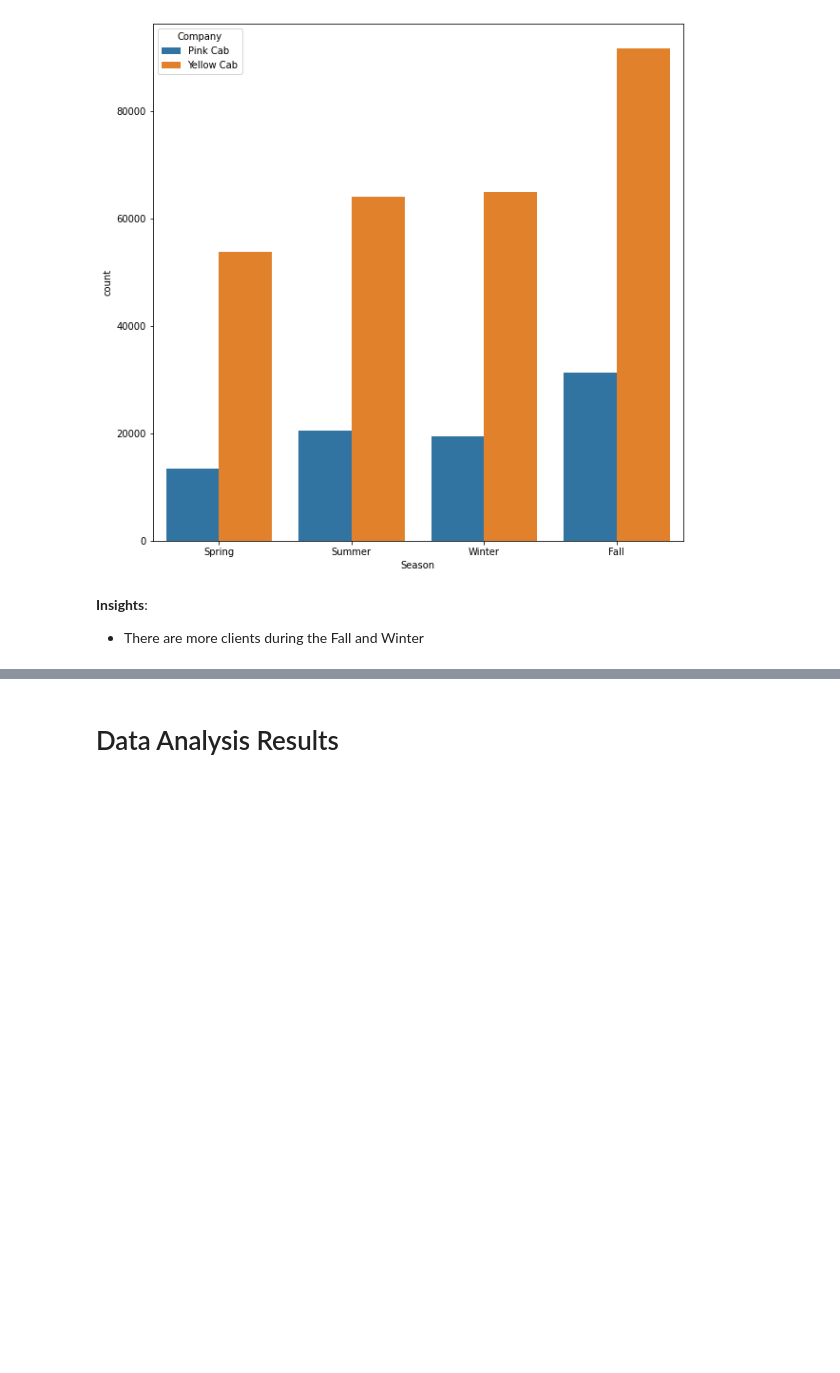
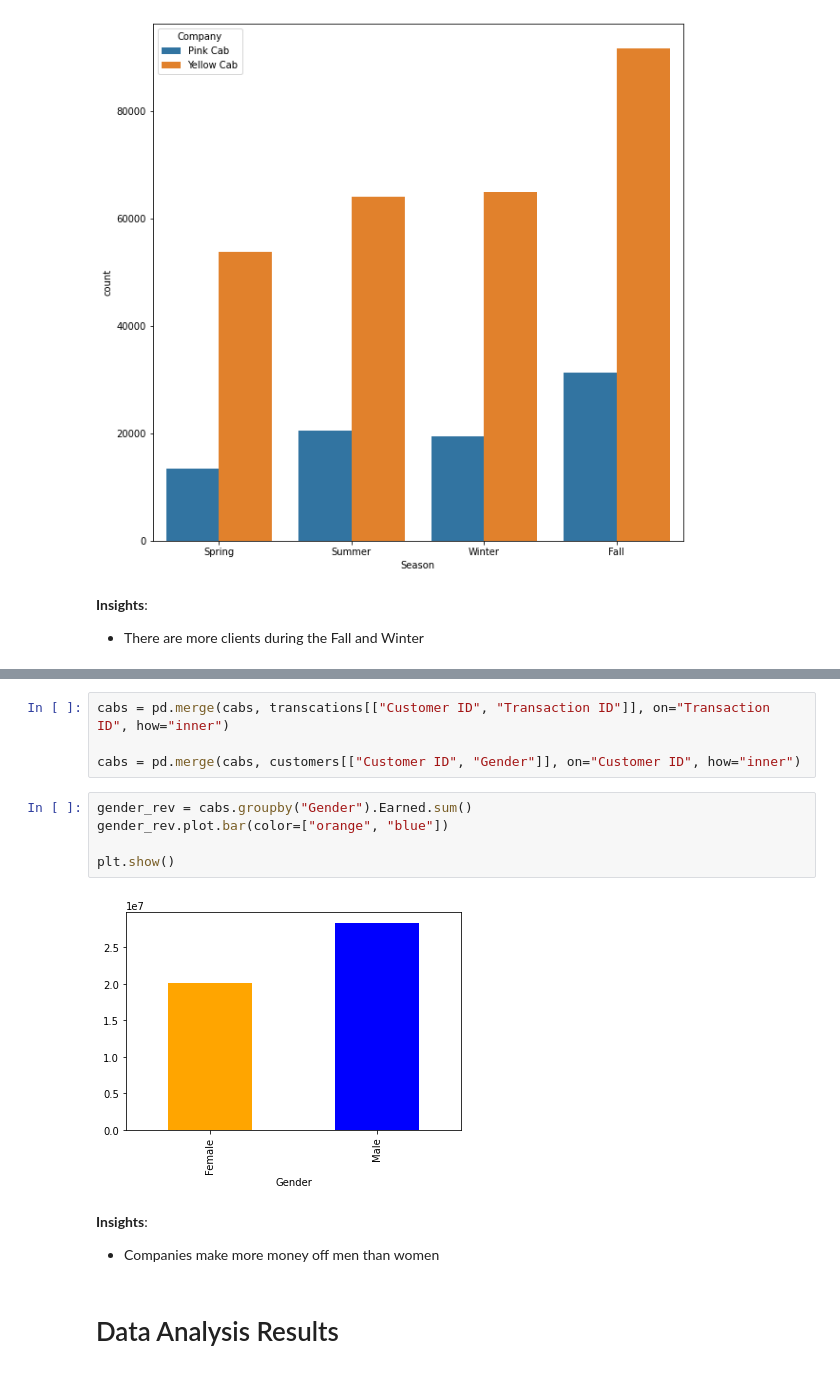
Before and after one commit to KarlsonAV/DGWeek-2-3, a Jupyter notebook: EDA_Notebook.ipynb, the cells around one changed output, grey strips where cells are left out. Saved outputs shown, nothing was run; the diff lists cells and outputs as text; blank space fills up the shorter version.

```diff
--- a/EDA_Notebook.ipynb
+++ b/EDA_Notebook.ipynb
@@ -603,3 +633,19 @@ plt.show()
+# %%
+cabs = pd.merge(cabs, transcations[["Customer ID", "Transaction ID"]], on="Transaction ID", how="inner")
+
+cabs = pd.merge(cabs, customers[["Customer ID", "Gender"]], on="Customer ID", how="inner")
+# %%
+gender_rev = cabs.groupby("Gender").Earned.sum()
+gender_rev.plot.bar(color=["orange", "blue"])
+
+plt.show()
+# %% [output]
+[figure, added]
+# %% [markdown]
+<b>Insights</b>:
+<ul>
+<li>Companies make more money off men than women</li>
+</ul>
 # %% [markdown]
 # Data Analysis Results
 # %% [markdown]
```
Also changed, not shown: parts of 15 cells of this notebook.
